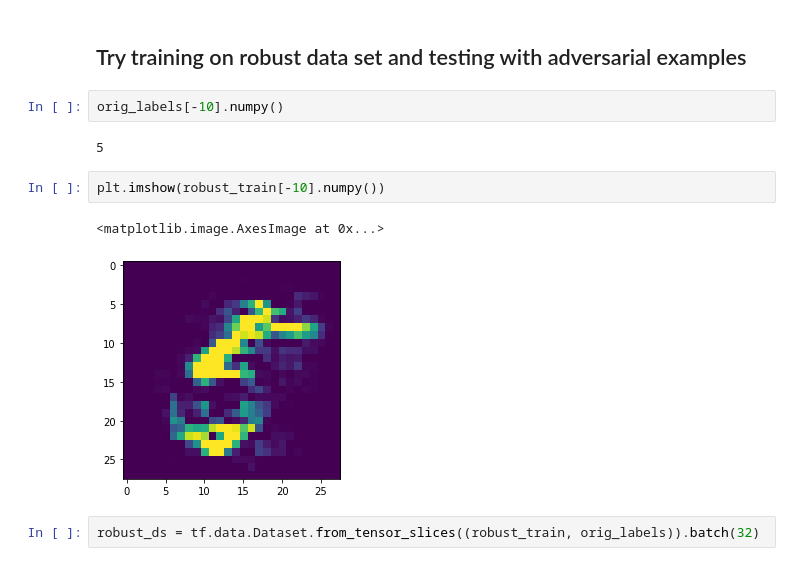
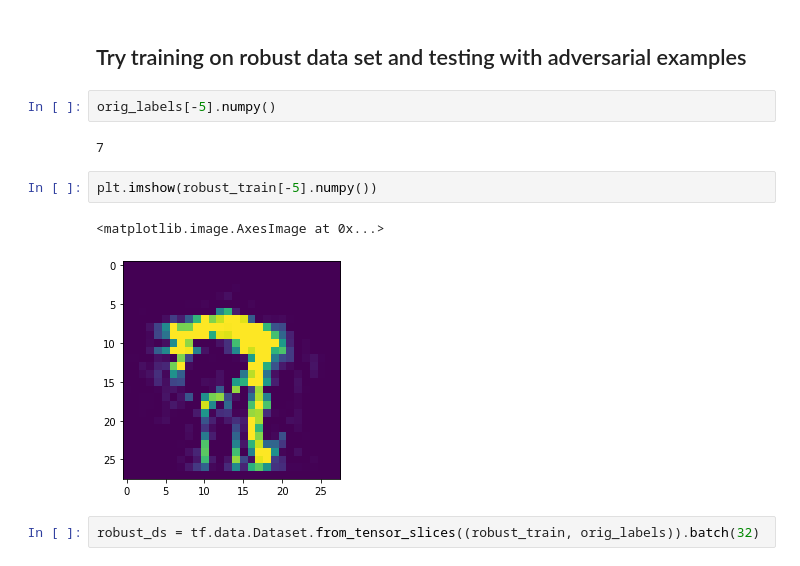
Before and after one commit to kchare/advex_notbugs_features, a Jupyter notebook: notebooks/robust_feature_extraction.ipynb, the cells around one changed output. Drawn from its saved outputs; the diff is of its cells as text.

```diff
--- a/notebooks/robust_feature_extraction.ipynb
+++ b/notebooks/robust_feature_extraction.ipynb
@@ -386,14 +374,14 @@ WARNING:tensorflow:5 out of the last 5 calls to <function pgd_l2_robust at 0x...
 # %% [markdown]
 ## Try training on robust data set and testing with adversarial examples
 # %%
-orig_labels[-10].numpy()
+orig_labels[-5].numpy()
 # %% [output]
-5
+7
 # %%
-plt.imshow(robust_train[-10].numpy())
+plt.imshow(robust_train[-5].numpy())
 # %% [output]
 <matplotlib.image.AxesImage at 0x...>
-[figure, old version]
+[figure, new version]
 # %%
 robust_ds = tf.data.Dataset.from_tensor_slices((robust_train, orig_labels)).batch(32)
 # %%
```
Also changed, not shown: parts of 2 cells of this notebook.
